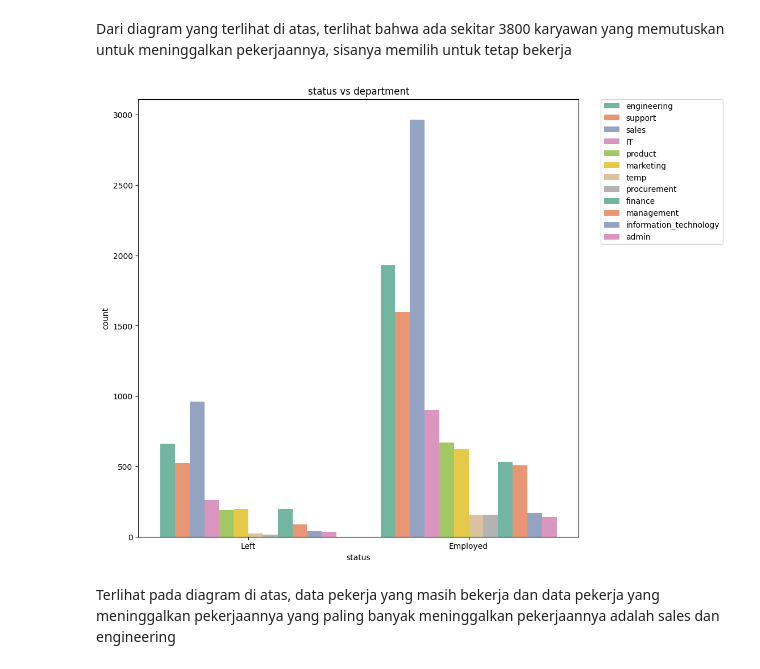
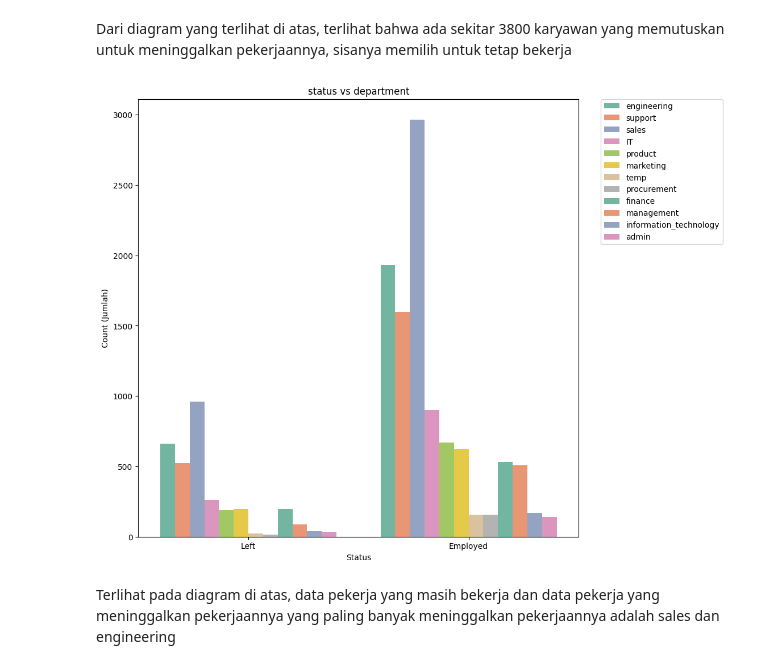
Before and after one commit to riskykrnawan/Praktikum_KB, a Jupyter notebook: Posttest_KB_3/posttest3.ipynb, the cells around one changed output. Cells and saved outputs as stored; diff of their text form; code cells hidden in the pictures.

```diff
--- a/Posttest_KB_3/posttest3.ipynb
+++ b/Posttest_KB_3/posttest3.ipynb
@@ -47,11 +45,13 @@ Dari diagram yang terlihat di atas, terlihat bahwa ada sekitar 3800 karyawan yan
 # %%
 plt.figure(figsize=(10, 10))
 sns.countplot(x='status',data=df, hue='department', palette='Set2')
 plt.title('status vs department')
 plt.legend(bbox_to_anchor=(1.05, 1), loc=2, borderaxespad=0.)
+plt.ylabel('Count (Jumlah)')
+plt.xlabel('Status')
 plt.show()
 # %% [output]
-[figure, old version]
+[figure, new version]
 # %% [markdown]
 Terlihat pada diagram di atas, data pekerja yang masih bekerja dan data pekerja yang meninggalkan pekerjaannya
 yang paling banyak meninggalkan pekerjaannya adalah sales dan engineering
```
Also changed, not shown: parts of 5 cells of this notebook.
